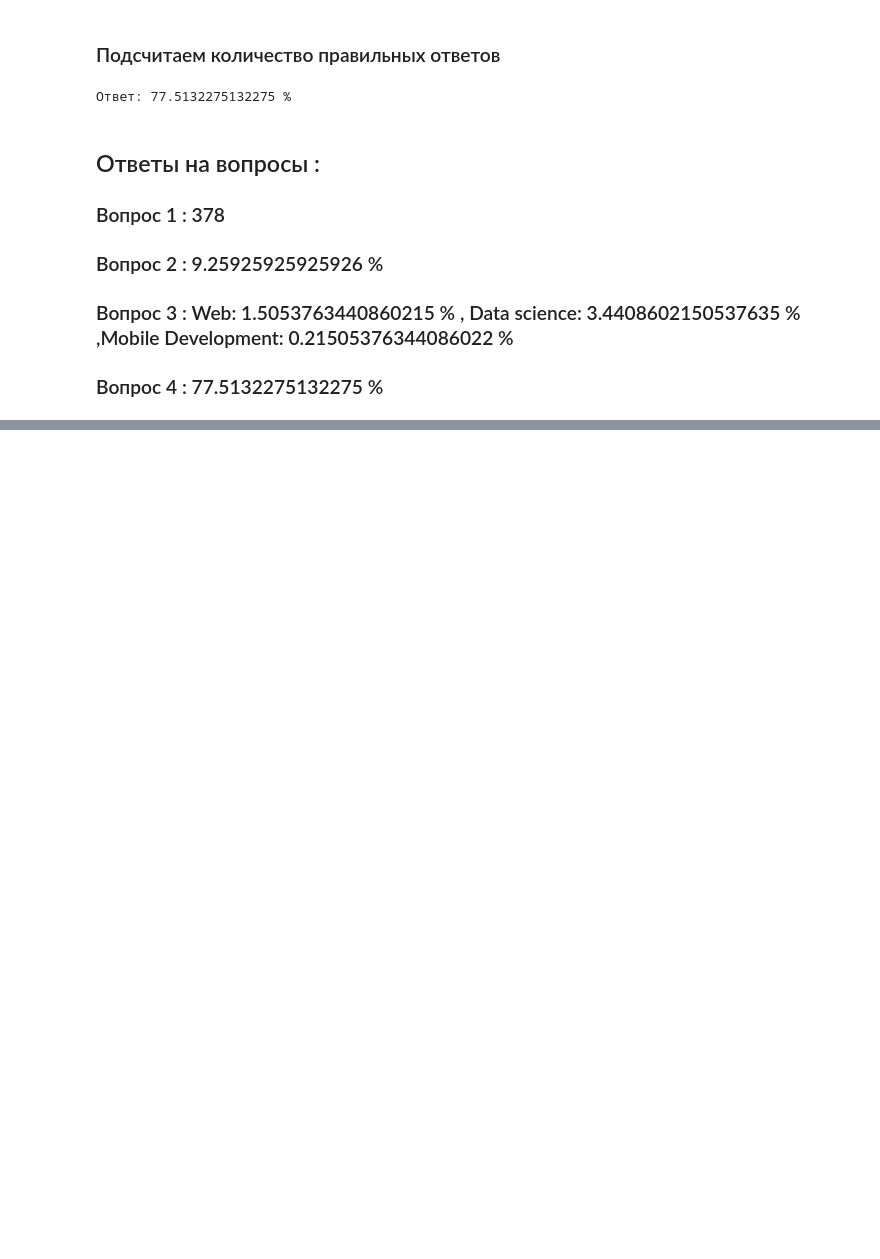
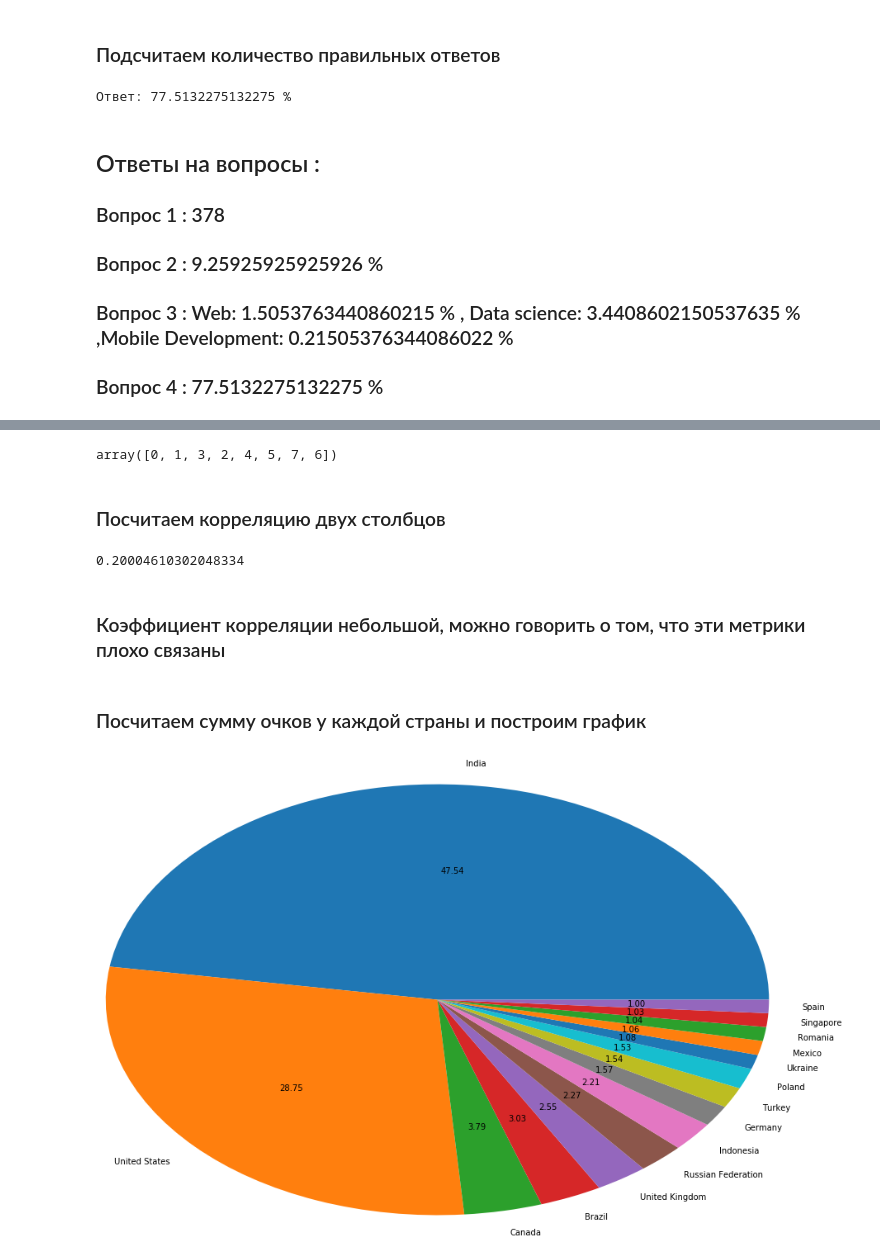
Before and after one commit to marchinho11/BestHack, a Jupyter notebook: pre_hackaton.ipynb, the cells around one changed output, grey strips where cells are left out. Cells and saved outputs as stored; diff of their text form; code cells hidden in the pictures; blank space fills up the shorter version.

```diff
--- a/pre_hackaton.ipynb
+++ b/pre_hackaton.ipynb
@@ -260,0 +280,9 @@ print("Ответ: {} %".format(average / len(rus_ans) * 100))
+# %%
+copy_numeric['q2Age'] = copy_numeric['q2Age'].replace(to_replace={'#NULL!': np.nan}, inplace=False)
+copy_numeric['q1AgeBeginCoding'] = copy_numeric['q1AgeBeginCoding'].replace(to_replace={'#NULL!': np.nan}, inplace=False)
+copy_numeric['q36Level4'] = copy_numeric['q36Level4'].replace(to_replace={'#NULL!': -1}, inplace=False)
+
+
+num_right_answers = [int(i[0]) for i in right_answers]
+cols_right_answers = rus_ans.columns.tolist() # Столбцы можно взять из rus_ans
+print(num_right_answers, cols_right_answers)
@@ -260,0 +308,14 @@ print("Ответ: {} %".format(average / len(rus_ans) * 100))
+# %%
+data = {
+    'q2Age': copy_numeric['q2Age'].tolist(),
+    'q1AgeBeginCoding': copy_numeric['q1AgeBeginCoding'].tolist(),
+    'score': points,
+    'country': values["CountryNumeric2"],
+
+}
+scoreFrame = pd.DataFrame(data=data)
+print("Before: ", scoreFrame.shape)
+
+# dropna
+scoreFrame = scoreFrame.dropna(how='any')
+print("After: ", scoreFrame.shape)
@@ -260,0 +327,36 @@ print("Ответ: {} %".format(average / len(rus_ans) * 100))
+# %%
+scoreFrame['q2Age'] = pd.to_numeric(scoreFrame['q2Age'])
+scoreFrame['q1AgeBeginCoding'] = pd.to_numeric(scoreFrame['q1AgeBeginCoding'])
+
+scoreFrame['yearsCoding'] = scoreFrame['q2Age'] - scoreFrame['q1AgeBeginCoding']
+scoreFrame[scoreFrame['yearsCoding'] < 0] = 0
+scoreFrame['yearsCoding'].unique()
+# %% [output]
+array([0, 1, 3, 2, 4, 5, 7, 6])
+# %% [markdown]
+### Посчитаем корреляцию двух столбцов
+# %%
+scoreFrame['yearsCoding'].corr(scoreFrame['score'], method='pearson')
+# %% [output]
+0.20004610302048334
+# %% [markdown]
+### Коэффициент корреляции небольшой, можно говорить о том, что эти метрики плохо связаны
+# %% [markdown]
+### Посчитаем сумму очков у каждой страны и построим график
+# %%
+pointsPerCountry = {}
+for index, row in scoreFrame.iterrows():
+    if row['country'] in pointsPerCountry:
+        pointsPerCountry[row['country']] += row['score']
+    else:
+        pointsPerCountry[row['country']] = row['score']
+
+import operator
+sorted_points = sorted(pointsPerCountry.items(), key=operator.itemgetter(1), reverse=True)
+
+sorted_points_lab = [k[0] for k in sorted_points][:15]
+sorted_points_vals = [k[1] for k in sorted_points][:15]
+
+pl = plt.pie(sorted_points_vals, labels=sorted_points_lab, autopct='%.2f', radius=3)
+# %% [output]
+[figure, added]
```
Also changed, not shown: parts of 17 cells of this notebook.
